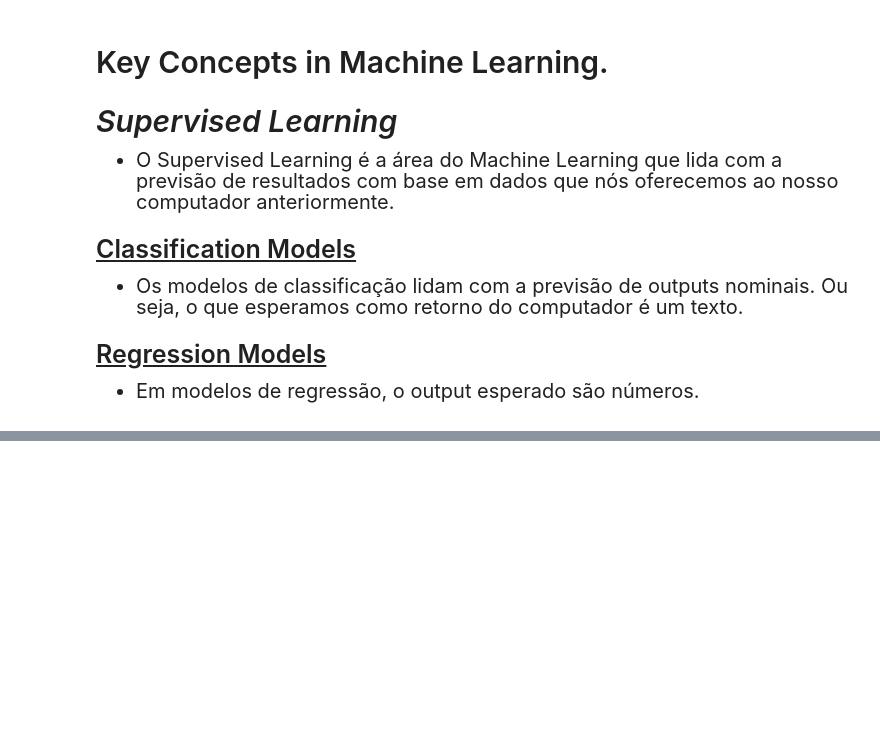
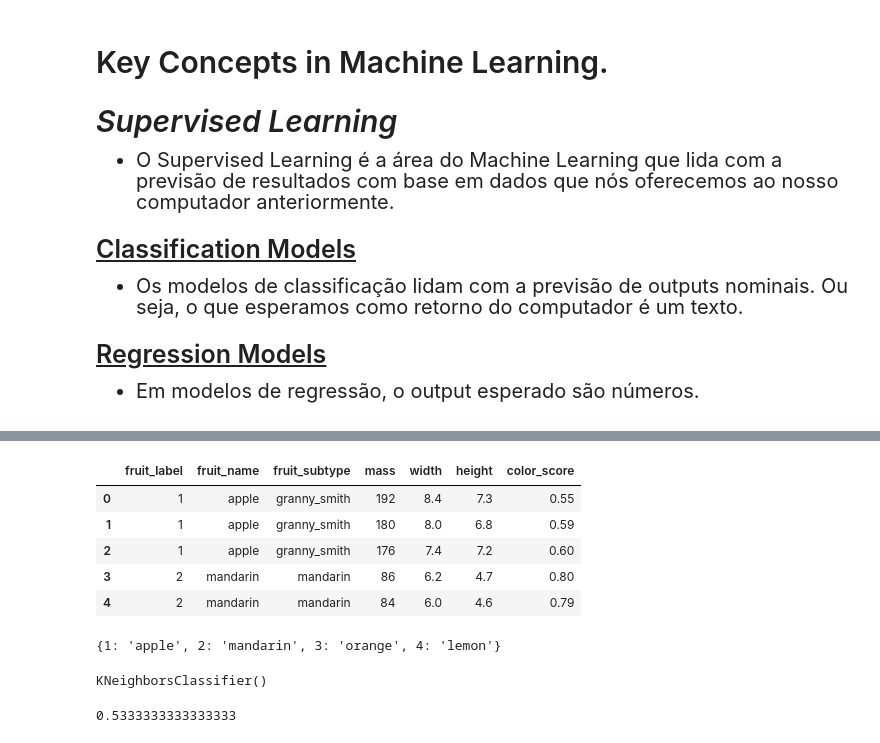
Before and after one commit to felipesveiga/Michigan, a Jupyter notebook: Machine Learning/Week 1 (II)/intro_to_machine_learning.ipynb, the cells around one changed output, grey strips where cells are left out. Drawn from its saved outputs; the diff is of its cells as text; code cells hidden in the pictures; blank space fills up the shorter version.

```diff
--- a/Machine Learning/Week 1 (II)/intro_to_machine_learning.ipynb
+++ b/Machine Learning/Week 1 (II)/intro_to_machine_learning.ipynb
@@ -31,0 +165,22 @@ PAREI EM KEY CONCEPTS TO MACHINE LEARNING (1:00)
+# %%
+# Partindo para o Machine Learning: precisamos importar as ferramentas necessárias e o dataset a ser usado.
+%matplotlib widget
+import pandas as pd
+import numpy as np
+import matplotlib.pyplot
+from sklearn.model_selection import train_test_split
+fruits = pd.read_table('fruit_data_with_colors (1).txt')
+fruits.head()
+# %% [output]
+|  | fruit_label | fruit_name | fruit_subtype | mass | width | height | color_score |
+| 0 | 1 | apple | granny_smith | 192 | 8.4 | 7.3 | 0.55 |
+| 1 | 1 | apple | granny_smith | 180 | 8.0 | 6.8 | 0.59 |
+| 2 | 1 | apple | granny_smith | 176 | 7.4 | 7.2 | 0.60 |
+| 3 | 2 | mandarin | mandarin | 86 | 6.2 | 4.7 | 0.80 |
+| 4 | 2 | mandarin | mandarin | 84 | 6.0 | 4.6 | 0.79 |
+# %%
+# A fim de nos auxiliar com o significado da coluna 'fruit_label', criaremos um dicionário.
+lookup_fruit_name = dict(zip(fruits.fruit_label.unique(), fruits.fruit_name.unique()))
+lookup_fruit_name
+# %% [output]
+{1: 'apple', 2: 'mandarin', 3: 'orange', 4: 'lemon'}
@@ -31,0 +197,12 @@ PAREI EM KEY CONCEPTS TO MACHINE LEARNING (1:00)
+# %%
+# Treinando o nosso modelo com as amostras de treino
+knn.fit(X_train, y_train)
+# %% [output]
+KNeighborsClassifier()
+# %%
+# Com o modelo pronto, vamos agora saber o quão preciso é ele com os dados de teste.
+
+# A precisão do algoritmo é de 53%.
+knn.score(X_test, y_test)
+# %% [output]
+0.5333333333333333
```
Also changed, not shown: parts of 18 cells of this notebook, 37 other files.
